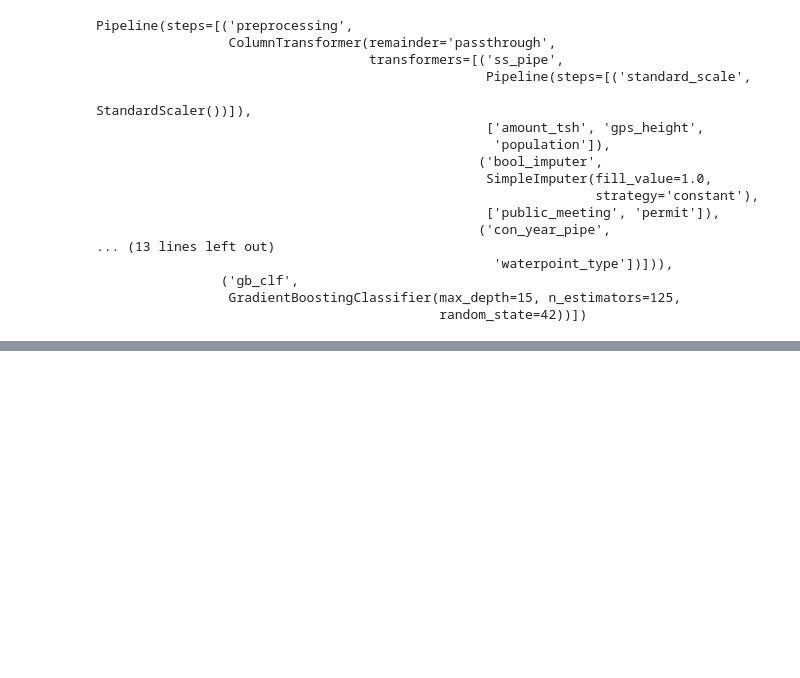
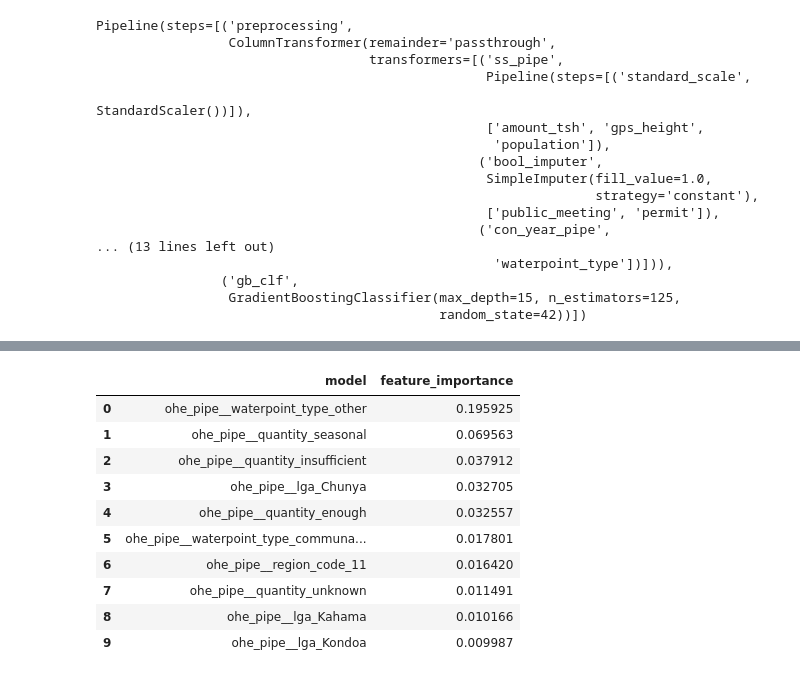
Before and after one commit to rjpost20/Classification-Project, a Jupyter notebook: Water Pump Classification Model V2.ipynb, the cells around one changed output, grey strips where cells are left out. Cells and saved outputs as stored; diff of their text form; code cells hidden in the pictures; blank space fills up the shorter version.

```diff
--- a/Water Pump Classification Model V2.ipynb
+++ b/Water Pump Classification Model V2.ipynb
@@ -1617,0 +1683,16 @@ AUC score: 0.89139
+# %%
+temp = temp.sort_values(axis=0, by='feature_importance', ascending=False)[:10].reset_index()
+temp = temp.rename({'index': 'model'}, axis=1)
+temp
+# %% [output]
+|  | model | feature_importance |
+| 0 | ohe_pipe__waterpoint_type_other | 0.195925 |
+| 1 | ohe_pipe__quantity_seasonal | 0.069563 |
+| 2 | ohe_pipe__quantity_insufficient | 0.037912 |
+| 3 | ohe_pipe__lga_Chunya | 0.032705 |
+| 4 | ohe_pipe__quantity_enough | 0.032557 |
+| 5 | ohe_pipe__waterpoint_type_communa... | 0.017801 |
+| 6 | ohe_pipe__region_code_11 | 0.016420 |
+| 7 | ohe_pipe__quantity_unknown | 0.011491 |
+| 8 | ohe_pipe__lga_Kahama | 0.010166 |
+| 9 | ohe_pipe__lga_Kondoa | 0.009987 |
```
Also changed, not shown: parts of 53 cells of this notebook.
